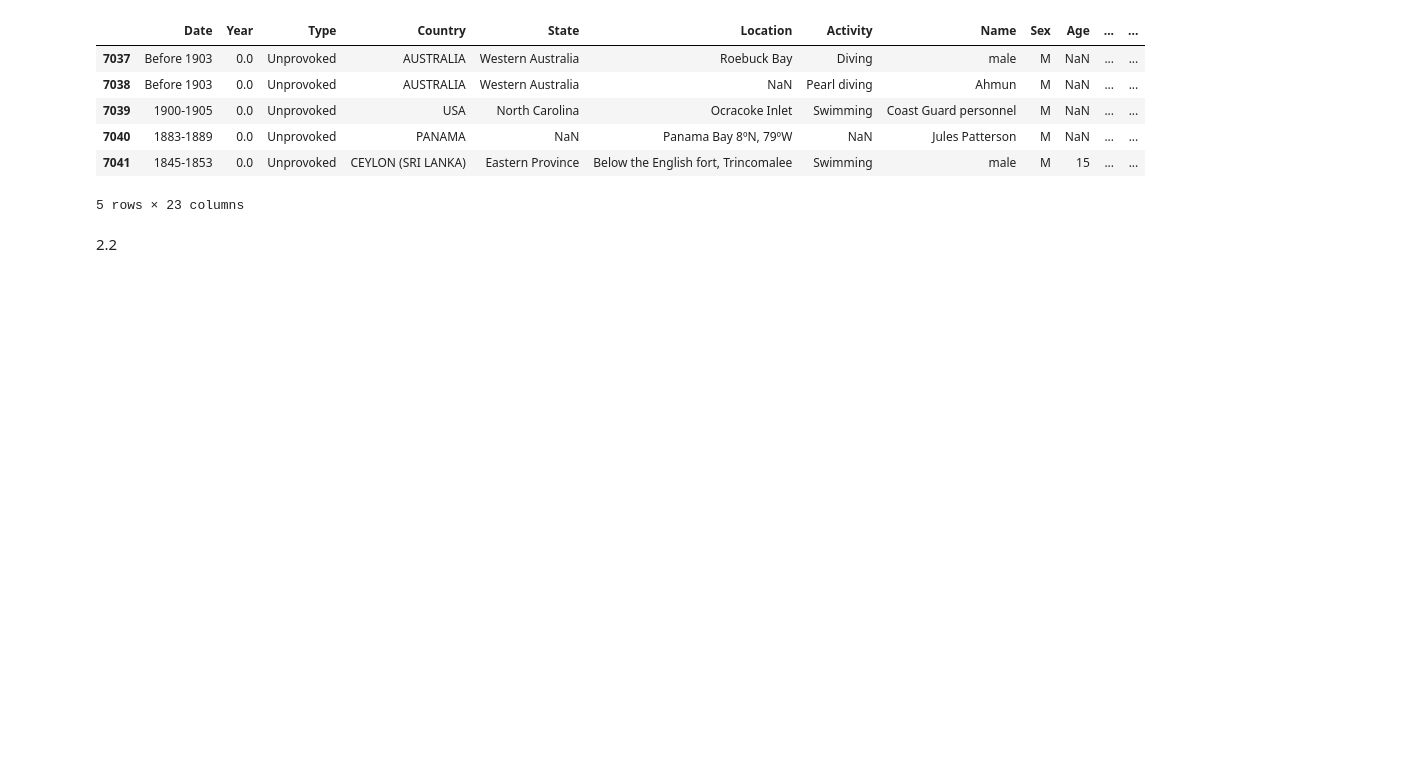
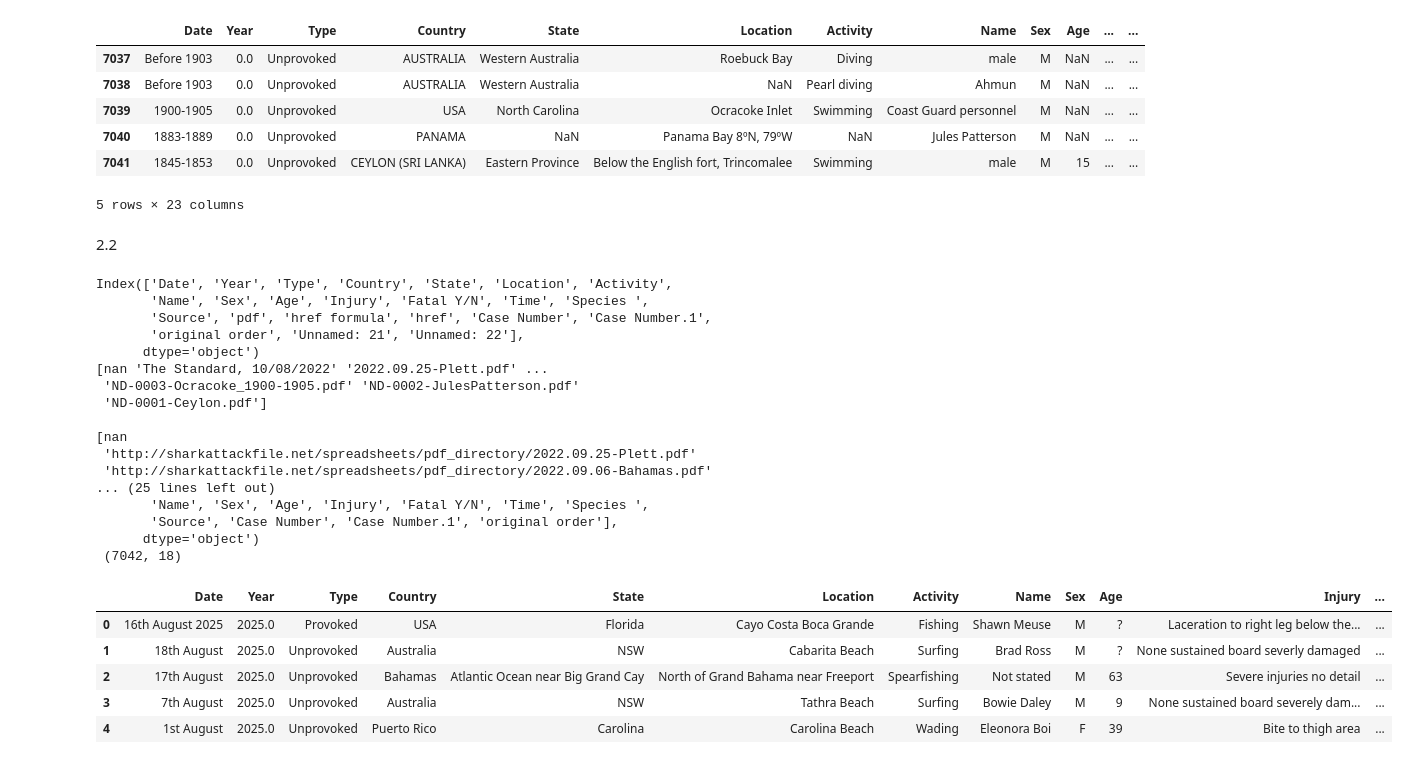
Before and after one commit to mchen899923/wrangling_assignment, a Jupyter notebook: assignment.ipynb, the cells around one changed output. Drawn from its saved outputs; the diff is of its cells as text; code cells hidden in the pictures; blank space fills up the shorter version.

```diff
--- a/assignment.ipynb
+++ b/assignment.ipynb
@@ -209,3 +209,45 @@ shark_df.tail() #produce last few rows
 5 rows × 23 columns
 # %% [markdown]
 2.2
+# %%
+print(shark_df.columns) #get all the columns
+print(shark_df["pdf"].unique(), '\n') #get all unique values
+print(shark_df["href formula"].unique(), '\n') #get all unique values
+print(shark_df["href"].unique(), '\n') #get all unique values
+print(shark_df["original order"].unique(), '\n') #get all unique values
+print(shark_df["Unnamed: 22"].unique(), '\n') #get all unique values
+print(shark_df["Case Number"].unique(), '\n') #get all unique values
+print(shark_df["Case Number.1"].unique(), '\n') #get all unique values
+print(shark_df["Unnamed: 21"].unique(), '\n') #get all unique values
+
+missing_cols = shark_df.columns[shark_df.isnull().all()]
+print("Empty Columns:", missing_cols.tolist()) #removed columns with less relevant
+
+list = ["pdf", "href formula", "href", "Unnamed: 22", "Unnamed: 21"]
+new_shark_df = shark_df.drop(list, axis=1)
+print(new_shark_df.columns, '\n', new_shark_df.shape)
+new_shark_df.head()
+# %% [output]
+Index(['Date', 'Year', 'Type', 'Country', 'State', 'Location', 'Activity',
+       'Name', 'Sex', 'Age', 'Injury', 'Fatal Y/N', 'Time', 'Species ',
+       'Source', 'pdf', 'href formula', 'href', 'Case Number', 'Case Number.1',
+       'original order', 'Unnamed: 21', 'Unnamed: 22'],
+      dtype='object')
+[nan 'The Standard, 10/08/2022' '2022.09.25-Plett.pdf' ...
+ 'ND-0003-Ocracoke_1900-1905.pdf' 'ND-0002-JulesPatterson.pdf'
+ 'ND-0001-Ceylon.pdf']
+
+[nan
+ 'http://sharkattackfile.net/spreadsheets/pdf_directory/2022.09.25-Plett.pdf'
+ 'http://sharkattackfile.net/spreadsheets/pdf_directory/2022.09.06-Bahamas.pdf'
+... (25 lines left out)
+       'Name', 'Sex', 'Age', 'Injury', 'Fatal Y/N', 'Time', 'Species ',
+       'Source', 'Case Number', 'Case Number.1', 'original order'],
+      dtype='object')
+ (7042, 18)
+|  | Date | Year | Type | Country | State | Location | Activity | Name | Sex | Age | Injury | ... |
+| 0 | 16th August 2025 | 2025.0 | Provoked | USA | Florida | Cayo Costa Boca Grande | Fishing | Shawn Meuse | M | ? | Laceration to right leg below the... | ... |
+| 1 | 18th August | 2025.0 | Unprovoked | Australia | NSW | Cabarita Beach | Surfing | Brad Ross | M | ? | None sustained board severly damaged | ... |
+| 2 | 17th August | 2025.0 | Unprovoked | Bahamas | Atlantic Ocean near Big Grand Cay | North of Grand Bahama near Freeport | Spearfishing | Not stated | M | 63 | Severe injuries no detail | ... |
+| 3 | 7th August | 2025.0 | Unprovoked | Australia | NSW | Tathra Beach | Surfing | Bowie Daley | M | 9 | None sustained board severely dam... | ... |
+| 4 | 1st August | 2025.0 | Unprovoked | Puerto Rico | Carolina | Carolina Beach | Wading | Eleonora Boi | F | 39 | Bite to thigh area | ... |
```
Also changed, not shown: parts of 16 cells of this notebook.
